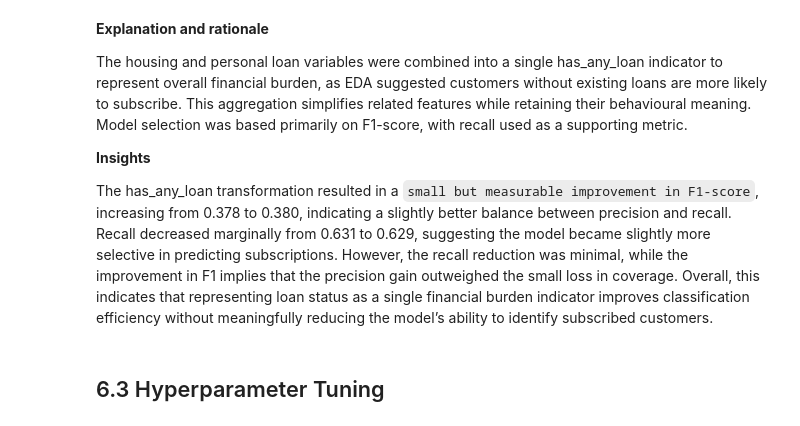
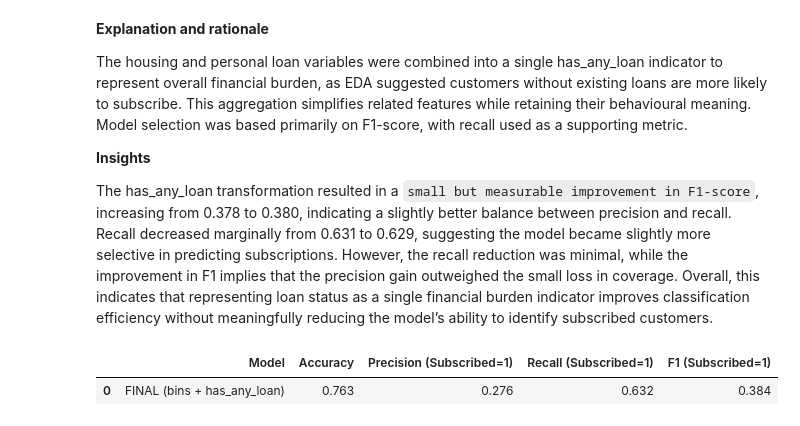
Before and after one commit to 2401496A/bank-marketing-data-analysis-project, a Jupyter notebook: MLDP Program Codes Submission Template.ipynb, the cells around one changed output. Cells and saved outputs as stored; diff of their text form; code cells hidden in the pictures.

Commit message:
Added base line model performance for 6.3.1 Baseline Model Performance (Final Features, Default Hyperparameters)

```diff
--- a/MLDP Program Codes Submission Template.ipynb
+++ b/MLDP Program Codes Submission Template.ipynb
@@ -1139,5 +1139,45 @@ The housing and personal loan variables were combined into a single has_any_loan
 **Insights**
 
 The has_any_loan transformation resulted in a `small but measurable improvement in F1-score`, increasing from 0.378 to 0.380, indicating a slightly better balance between precision and recall. Recall decreased marginally from 0.631 to 0.629, suggesting the model became slightly more selective in predicting subscriptions. However, the recall reduction was minimal, while the improvement in F1 implies that the precision gain outweighed the small loss in coverage. Overall, this indicates that representing loan status as a single financial burden indicator improves classification efficiency without meaningfully reducing the model’s ability to identify subscribed customers.
-# %% [markdown]
-## 6.3 Hyperparameter Tuning
+# %%
+# ----------------------------
+# FINAL: Combine campaign bins + has_any_loan
+# ----------------------------
+
+X_train_final = X_train_full.copy()
+X_test_final  = X_test_full.copy()
+
+# ---- campaign bins ----
+X_train_final["campaign_single"] = (X_train_final["campaign"] == 1).astype(int)
+X_train_final["campaign_few"]    = X_train_final["campaign"].between(2, 3).astype(int)
+X_train_final["campaign_many"]   = (X_train_final["campaign"] >= 4).astype(int)
+
+X_test_final["campaign_single"] = (X_test_final["campaign"] == 1).astype(int)
+X_test_final["campaign_few"]    = X_test_final["campaign"].between(2, 3).astype(int)
+X_test_final["campaign_many"]   = (X_test_final["campaign"] >= 4).astype(int)
+
+X_train_final = X_train_final.drop(columns=["campaign"])
+X_test_final  = X_test_final.drop(columns=["campaign"])
+
+# ---- has_any_loan ----
+X_train_final["has_any_loan"] = ((X_train_final["housing"] == "yes") | (X_train_final["loan"] == "yes")).astype(int)
+X_test_final["has_any_loan"]  = ((X_test_final["housing"] == "yes") | (X_test_final["loan"] == "yes")).astype(int)
+
+X_train_final = X_train_final.drop(columns=["housing", "loan"])
+X_test_final  = X_test_final.drop(columns=["housing", "loan"])
+
+# ----------------------------
+# Pipeline (single final model)
+# ----------------------------
+preprocess_final = make_preprocess(X_train_final)
+
+lr_final = LogisticRegression(class_weight="balanced", max_iter=1000, random_state=42)
+pipe_final = Pipeline([("preprocess", preprocess_final), ("model", lr_final)])
+
+pipe_final.fit(X_train_final, y_train)
+
+row_final = evaluate_model(pipe_final, X_test_final, y_test, "FINAL (bins + has_any_loan)", print_logs=False)
+pd.DataFrame([row_final])[["Model","Accuracy","Precision (Subscribed=1)","Recall (Subscribed=1)","F1 (Subscribed=1)"]].round(3)
+# %% [output]
+|  | Model | Accuracy | Precision (Subscribed=1) | Recall (Subscribed=1) | F1 (Subscribed=1) |
+| 0 | FINAL (bins + has_any_loan) | 0.763 | 0.276 | 0.632 | 0.384 |
```
Also changed, not shown: parts of 5 cells of this notebook.
